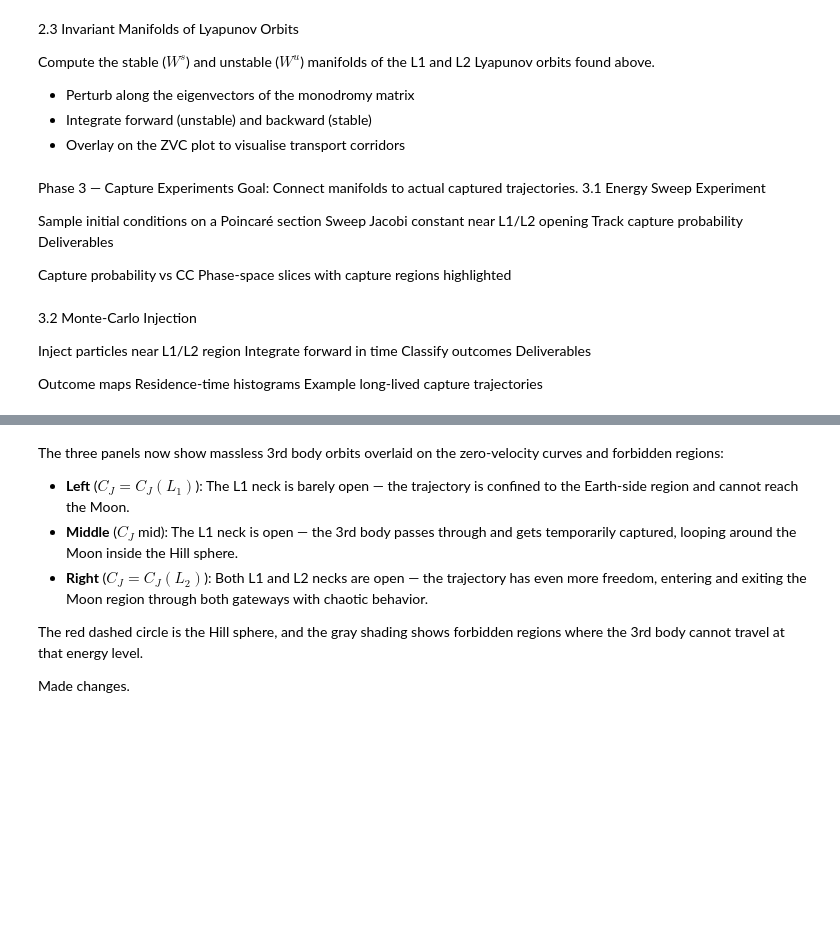
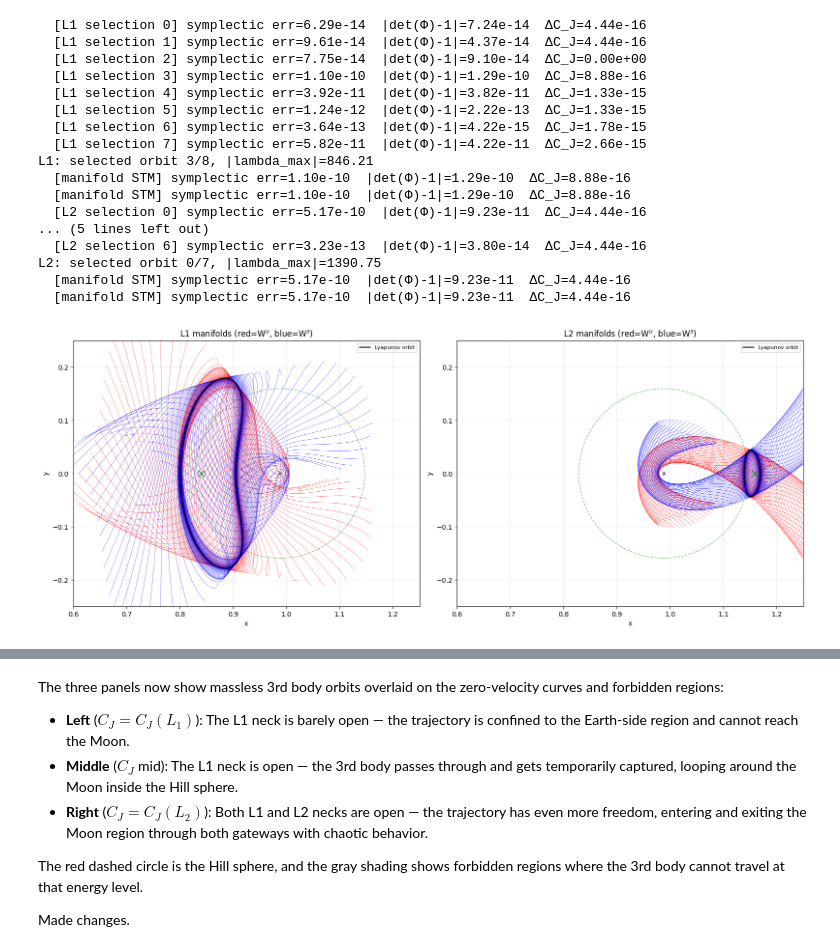
Before and after one commit to aeroNJneer/ASEN-6062, a Jupyter notebook: homework/project/MoonCaptureProject.ipynb, the cells around one changed output, grey strips where cells are left out. Saved outputs shown, nothing was run; the diff lists cells and outputs as text; code cells hidden in the pictures; blank space fills up the shorter version.

```diff
--- a/homework/project/MoonCaptureProject.ipynb
+++ b/homework/project/MoonCaptureProject.ipynb
@@ -16,6 +5,7 @@ import numpy as np
 import matplotlib.pyplot as plt
 from scipy.integrate import solve_ivp
 import scipy
+import pandas as pd
 
 G = 1.0             # Gravitational constant (normalized)
 M1 = 5.972e24       # Mass of Earth (primary)
@@ -29,6 +19,24 @@ pos_moon = (1 - mu) * np.array([1, 0, 0])
 L1_x = 1 - (mu / 3)**(1/3)
 L2_x = 1 + (mu / 3)**(1/3)
 hill_radius = (mu / 3)**(1/3)
+
+# ── Lagrangian → Hamiltonian STM transformation ────────────────────
+# T converts (q,v) → (q,p) where p = v + Ω·q,  Ω = [[0,-1,0],[1,0,0],[0,0,0]]
+#   Planar 4×4: T = [[1,0,0,0],[0,1,0,0],[0,-1,1,0],[1,0,0,1]]
+#   3D 6×6 extension adds identity rows/cols for z
+_T_L2H = np.array([[1, 0, 0, 0, 0, 0],
+                    [0, 1, 0, 0, 0, 0],
+                    [0, 0, 1, 0, 0, 0],
+                    [0,-1, 0, 1, 0, 0],
+                    [1, 0, 0, 0, 1, 0],
+                    [0, 0, 0, 0, 0, 1]], dtype=float)
+_T_L2H_inv = np.linalg.inv(_T_L2H)
+
+
+# Standard symplectic form  J = [[0, I₃],[-I₃, 0]]
+_J = np.zeros((6, 6))
+_J[:3, 3:] = np.eye(3)
+_J[3:, :3] = -np.eye(3)
 # %%
 # common methods
 
@@ -727,13 +700,3 @@ for name in ["L1", "L2"]:
-# %% [markdown]
-
-2.3 Invariant Manifolds of Lyapunov Orbits
-
-Compute the stable ($W^s$) and unstable ($W^u$) manifolds
-of the L1 and L2 Lyapunov orbits found above.
-
-* Perturb along the eigenvectors of the monodromy matrix
-* Integrate forward (unstable) and backward (stable)
-* Overlay on the ZVC plot to visualise transport corridors
 # %%
 # ── Invariant manifolds of Lyapunov orbits ──────────────────────────
 
@@ -753,6 +716,8 @@ def compute_manifold(mu, masses, s0, T, n_pts=40, eps=1e-3,
                          dense_output=True)
 
     Phi_T = sol_full.y[6:, -1].reshape((6, 6))
+    check_symplecticity(Phi_T, s0=s0, s_final=sol_full.y[:6, -1],
+                        mu=mu, label="manifold STM", verbose=True)
     evals, evecs = np.linalg.eig(Phi_T)
 
     if direction == 1:
@@ -800,7 +765,10 @@ for idx, name in enumerate(["L1", "L2"]):
                              (0, T_k), Y0, args=(mu, masses),
                              rtol=1e-12, atol=1e-14,
                              method='DOP853', max_step=T_k / 2000)
-        evals_test = np.abs(np.linalg.eigvals(sol_test.y[6:, -1].reshape((6, 6))))
+        Phi_T = sol_test.y[6:, -1].reshape((6, 6))
+        check_symplecticity(Phi_T, s0=s0_k, s_final=sol_test.y[:6, -1],
+                            mu=mu, label=f"{name} selection {k}", verbose=True)
+        evals_test = np.abs(np.linalg.eigvals(Phi_T))
         lam_max = np.max(evals_test)
         if lam_max > best_lam:
             best_lam = lam_max
@@ -815,46 +783,52 @@ for idx, name in enumerate(["L1", "L2"]):
     for (tm, xm, ym) in Wu:
         ax.plot(xm, ym, color='red', linewidth=0.5, alpha=0.6)
 
     # stable manifold (backward)
     Ws = compute_manifold(mu, masses, s0, T, direction=-1, t_man=3.0)
     for (tm, xm, ym) in Ws:
         ax.plot(xm, ym, color='blue', linewidth=0.5, alpha=0.6)
 
     # plot the orbit itself
     t_orb, xo, yo, zo, _, _, _ = integrate_orbits(
         mu, masses, s0.tolist(), (0, T), T / 2000
     )
     ax.plot(xo, yo, 'k-', linewidth=1.5, label='Lyapunov orbit')
 
     ax.plot(*pos_earth[:2], 'bo', ms=6)
     ax.plot(*pos_moon[:2], 'o', color='gray', ms=4)
     lx = L1_x if name == "L1" else L2_x
     ax.plot(lx, 0, 'gx', ms=10)
     ch = Circle(pos_moon[:2], hill_radius, fill=False,
                 linestyle='--', color='green', alpha=0.5)
     ax.add_patch(ch)
     ax.set_title(f"{name} manifolds (red=W$^u$, blue=W$^s$)")
     ax.set_xlabel("x"); ax.set_ylabel("y")
     ax.set_xlim(0.6, 1.25); ax.set_ylim(-0.25, 0.25)
     ax.set_aspect('equal')
     ax.legend(fontsize=8)
     ax.grid(True, alpha=0.3)
 
 plt.tight_layout()
 plt.show()
+# %% [output]
+  [L1 selection 0] symplectic err=6.29e-14  |det(Φ)-1|=7.24e-14  ΔC_J=4.44e-16
+  [L1 selection 1] symplectic err=9.61e-14  |det(Φ)-1|=4.37e-14  ΔC_J=4.44e-16
+  [L1 selection 2] symplectic err=7.75e-14  |det(Φ)-1|=9.10e-14  ΔC_J=0.00e+00
+  [L1 selection 3] symplectic err=1.10e-10  |det(Φ)-1|=1.29e-10  ΔC_J=8.88e-16
+  [L1 selection 4] symplectic err=3.92e-11  |det(Φ)-1|=3.82e-11  ΔC_J=1.33e-15
+  [L1 selection 5] symplectic err=1.24e-12  |det(Φ)-1|=2.22e-13  ΔC_J=1.33e-15
+  [L1 selection 6] symplectic err=3.64e-13  |det(Φ)-1|=4.22e-15  ΔC_J=1.78e-15
+  [L1 selection 7] symplectic err=5.82e-11  |det(Φ)-1|=4.22e-11  ΔC_J=2.66e-15
+L1: selected orbit 3/8, |lambda_max|=846.21
+  [manifold STM] symplectic err=1.10e-10  |det(Φ)-1|=1.29e-10  ΔC_J=8.88e-16
+  [manifold STM] symplectic err=1.10e-10  |det(Φ)-1|=1.29e-10  ΔC_J=8.88e-16
+  [L2 selection 0] symplectic err=5.17e-10  |det(Φ)-1|=9.23e-11  ΔC_J=4.44e-16
+... (5 lines left out)
+  [L2 selection 6] symplectic err=3.23e-13  |det(Φ)-1|=3.80e-14  ΔC_J=4.44e-16
+L2: selected orbit 0/7, |lambda_max|=1390.75
+  [manifold STM] symplectic err=5.17e-10  |det(Φ)-1|=9.23e-11  ΔC_J=4.44e-16
+  [manifold STM] symplectic err=5.17e-10  |det(Φ)-1|=9.23e-11  ΔC_J=4.44e-16
+[figure, added]
-# %% [markdown]
-
-Phase 3 — Capture Experiments
-Goal: Connect manifolds to actual captured trajectories.
-3.1 Energy Sweep Experiment
-
-Sample initial conditions on a Poincaré section
-Sweep Jacobi constant near L1/L2 opening
-Track capture probability
-Deliverables
-
-Capture probability vs CC
-Phase‑space slices with capture regions highlighted
 # %%
 # select a few trajectories that start near the stable manifold of the largest L1 orbit and show their behavior in the rotating frame and in the distance-to-Moon plot.
 # ── Select trajectories near L1 stable manifold ───────────────────
@@ -975,15 +951,3 @@ ax2.legend(loc='upper right', fontsize=8)
 ax2.grid(True, alpha=0.3)
 plt.tight_layout()
 plt.show()
-# %% [markdown]
-
-3.2 Monte‑Carlo Injection
-
-Inject particles near L1/L2 region
-Integrate forward in time
-Classify outcomes
-Deliverables
-
-Outcome maps
-Residence‑time histograms
-Example long‑lived capture trajectories
```
Also changed, not shown: parts of 14 cells of this notebook, 4 other files.
